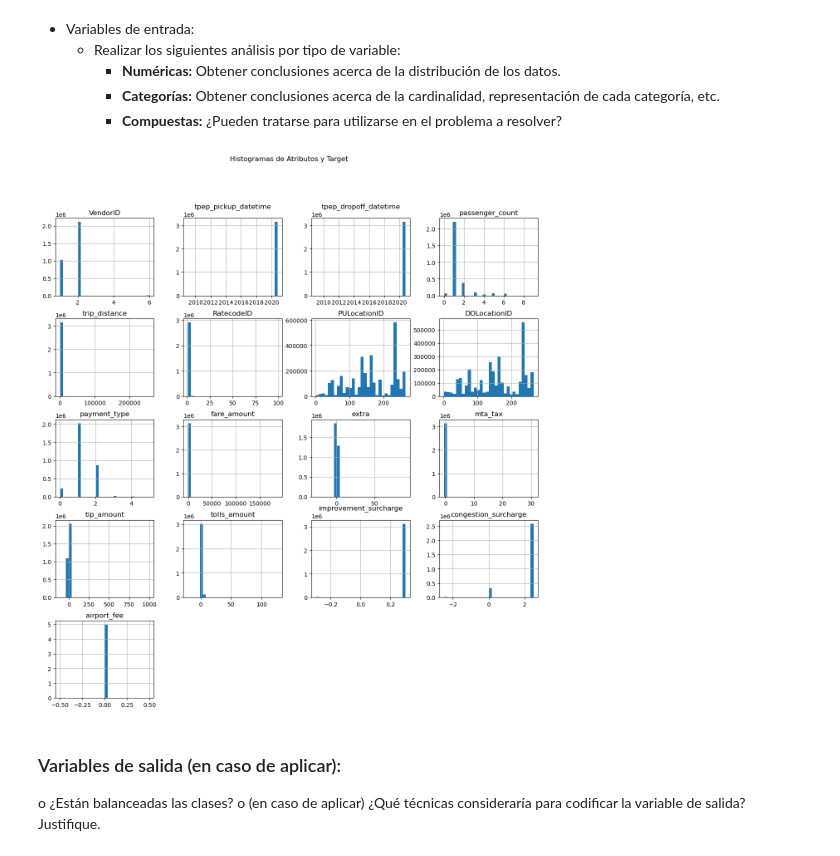
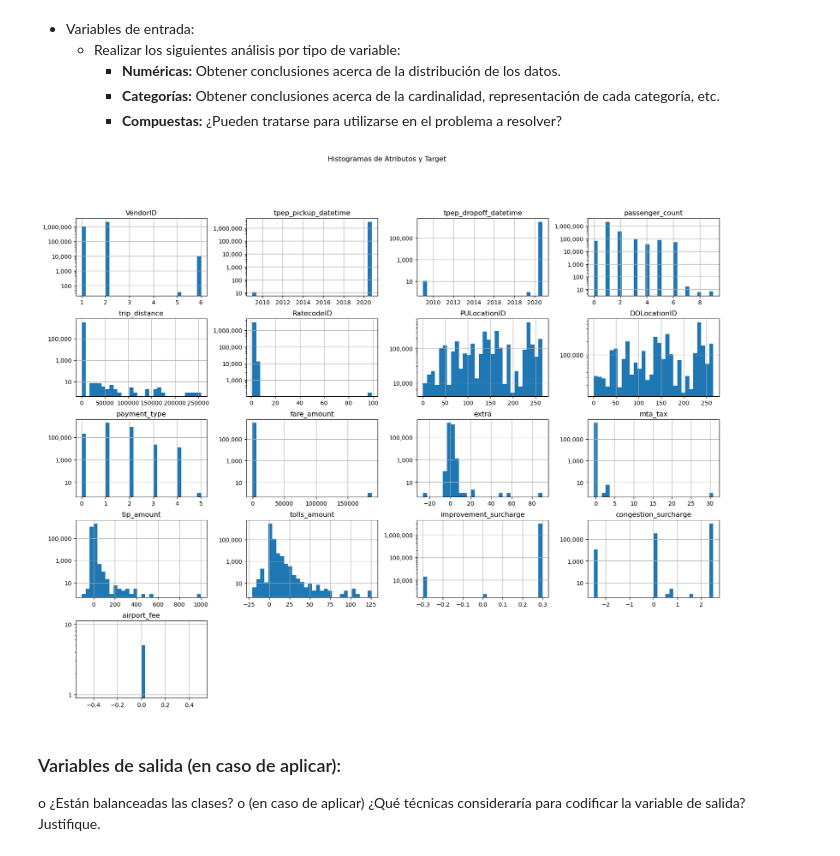
Before and after one commit to christophcharaf/AdD_tpfinal, a Jupyter notebook: AdD - TP Final Parte I.ipynb, the cells around one changed output. Drawn from its saved outputs; the diff is of its cells as text; code cells hidden in the pictures.

```diff
--- a/AdD - TP Final Parte I.ipynb
+++ b/AdD - TP Final Parte I.ipynb
@@ -147,12 +169,18 @@ Todas menos total_amount son variables de entrada.
     - **Categorías:** Obtener conclusiones acerca de la cardinalidad, representación de cada categoría, etc.
     - **Compuestas:** ¿Pueden tratarse para utilizarse en el problema a resolver?
 # %%
+# Create the histograms with a logarithmic y-axis
 features_df = df.drop(columns=['total_amount'])
-features_df.hist(bins=30,log=False,figsize=(15,15))
+features_df.hist(bins=30, log=True, figsize=(20, 15))
 plt.suptitle('Histogramas de Atributos y Target')
+
+# Set the y-axis to display plain numbers
+for ax in plt.gcf().axes:
+    ax.yaxis.set_major_formatter(ticker.FuncFormatter(lambda y, _: f'{int(y):,}'))
+
 plt.show()
 # %% [output]
-[figure, old version]
+[figure, new version]
 # %% [markdown]
 ### Variables de salida (en caso de aplicar):
 o ¿Están balanceadas las clases?
```
Also changed, not shown: parts of 5 cells of this notebook, 2 other files.
